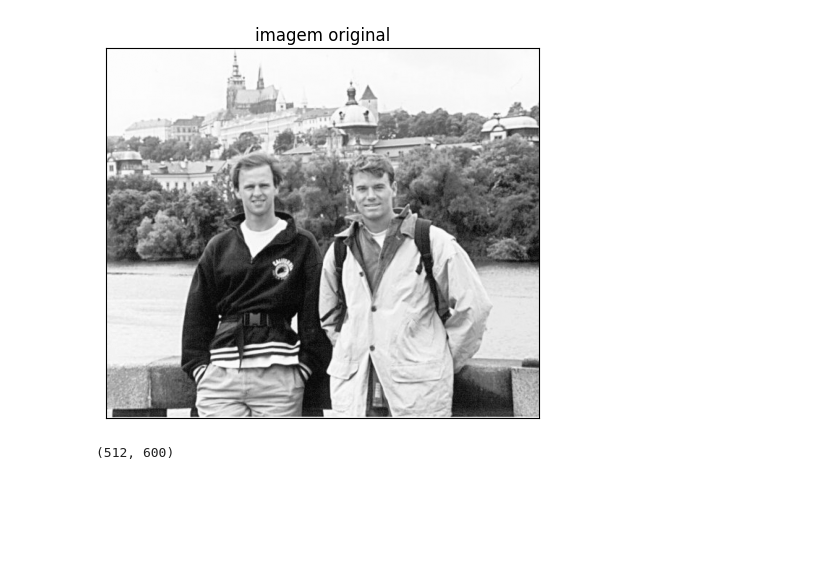
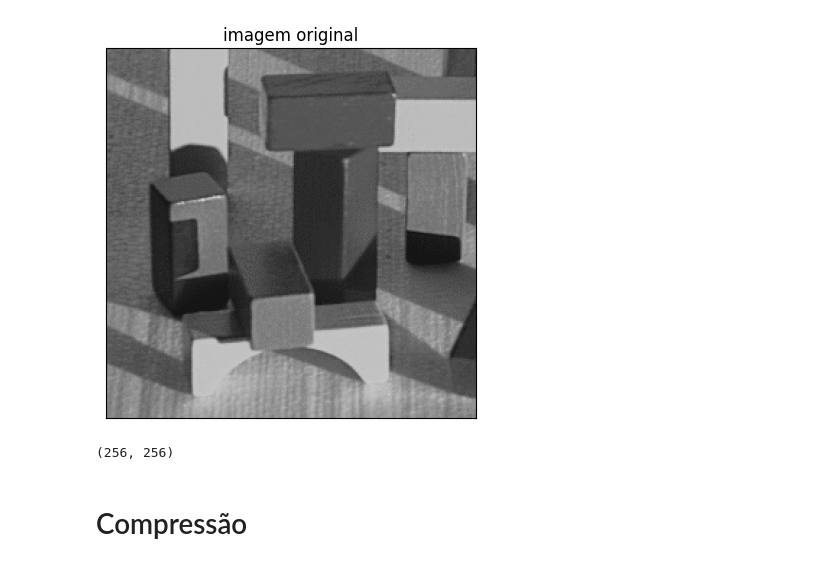
Before and after one commit to guilherme13c/TP-ICV, a Jupyter notebook: TP1.ipynb, the cells around one changed output. Saved outputs shown, nothing was run; the diff lists cells and outputs as text; code cells hidden in the pictures; blank space fills up the shorter version.

```diff
--- a/TP1.ipynb
+++ b/TP1.ipynb
@@ -470,19 +468,21 @@ def rle_to_array(rle):
 # %%
 %matplotlib inline
 
-input_file = "prague.pgm"
+input_file = "blocks.pgm"
 img = cv2.imread(input_file, cv2.IMREAD_GRAYSCALE)
 img = img.astype(float)
 plt.imshow(img, cmap='gray', clim=(0, 256))
 plt.title('imagem original')
 plt.xticks([])
 plt.yticks([])
 plt.show()
 org_size = img.shape
 print(org_size)
 # %% [output]
-[figure, old version]
+[figure, new version]
-(512, 600)
+(256, 256)
+# %% [markdown]
+# Compressão
 # %%
 filled_img = fill_image(img, STEP) - 128
 
```
Also changed, not shown: parts of 23 cells of this notebook.
